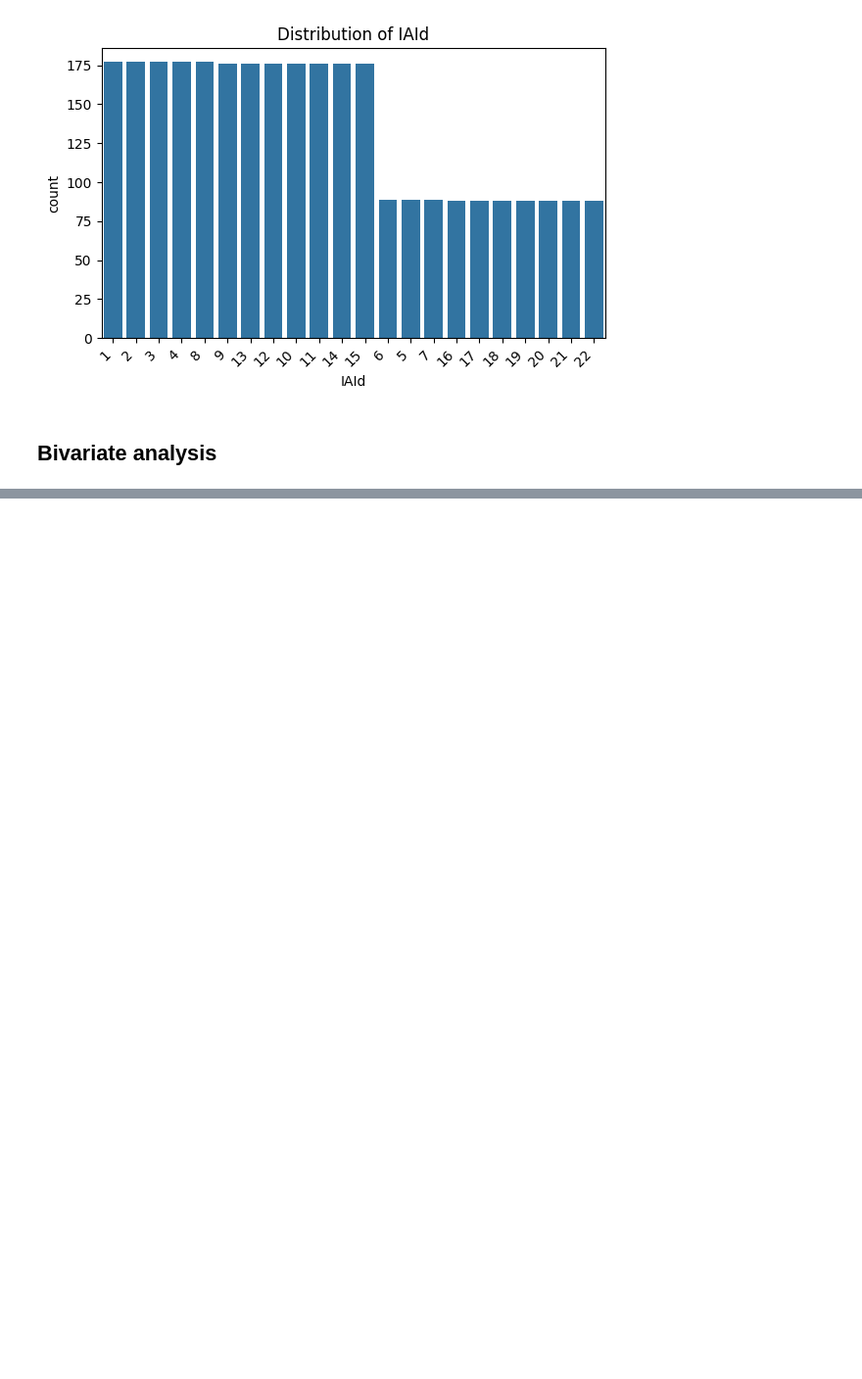
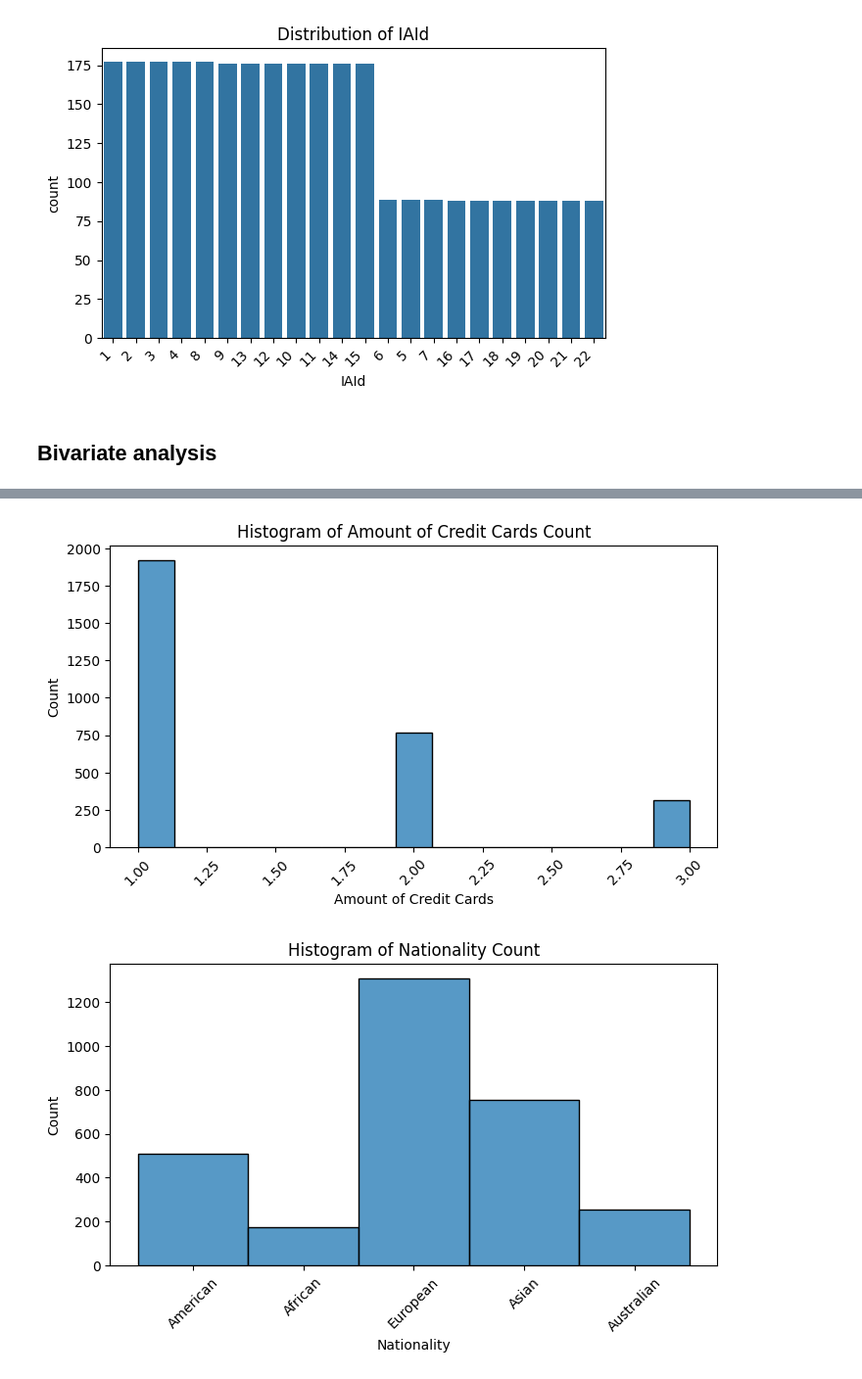
Before and after one commit to ruchisingh-dev/Banking-Risk-Analysis, a Jupyter notebook: EDA.ipynb, the cells around one changed output, grey strips where cells are left out. Shown at 98% size. Cells and saved outputs as stored; diff of their text form; code cells hidden in the pictures; blank space fills up the shorter version.

```diff
--- a/EDA.ipynb
+++ b/EDA.ipynb
@@ -220,0 +222,16 @@ for i, col in enumerate(categorical_cols, start=1):
+# %%
+# Histplot of value count for diffrent occupation
+# NOT RIGHT SAME THING DONE ABOVE
+for col in categorical_cols:
+    if col == "Occupation":
+        continue
+    plt.figure(figsize=(8,4))
+    sns.histplot(df[col])
+    plt.title(f"Histogram of {col} Count")
+    plt.xlabel(col)
+    plt.ylabel("Count")
+    plt.xticks(rotation=45)
+    plt.show()
+# %% [output]
+[figure, added]
+[figure, added]
```
Also changed, not shown: parts of 7 cells of this notebook, 1 other file.
